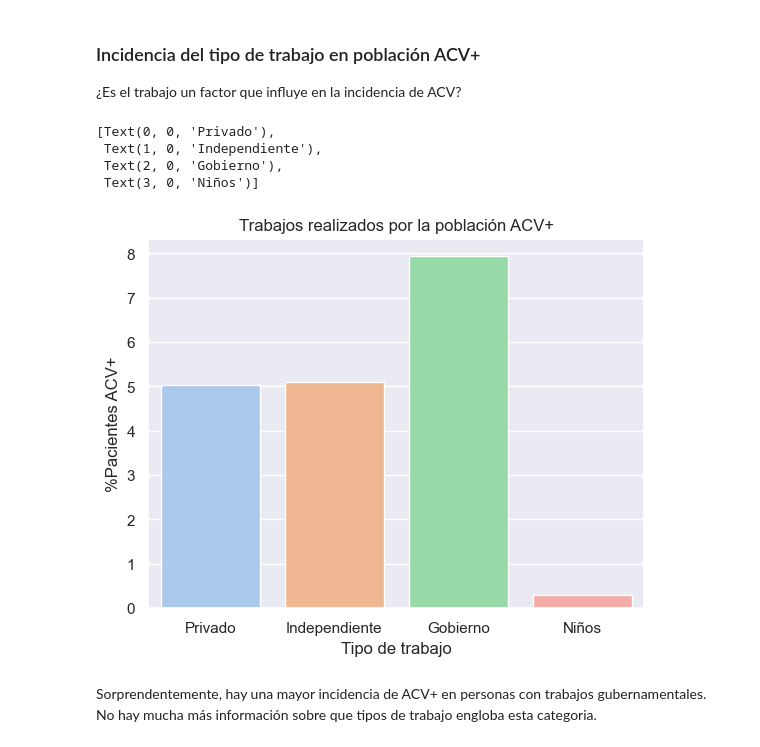
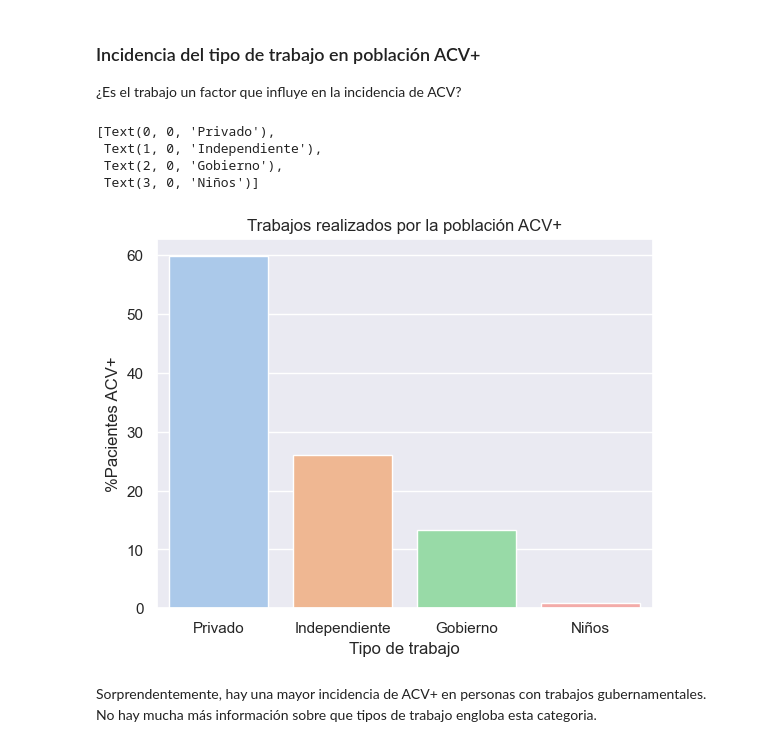
Before and after one commit to patricioneri/Stroke_analysis, a Jupyter notebook: Proyecto_Final Garcia.ipynb, the cells around one changed output. Drawn from its saved outputs; the diff is of its cells as text; code cells hidden in the pictures.

```diff
--- a/Proyecto_Final Garcia.ipynb
+++ b/Proyecto_Final Garcia.ipynb
@@ -127,22 +142,23 @@ stroked = df_stroke[df_stroke['stroke'] == 1]
 
 ¿Es el trabajo un factor que influye en la incidencia de ACV?
 # %%
-# Hago dataset provisorio eliminando la poblacion que nunca trabajo
-z = df_stroke.drop(df_stroke[df_stroke['work_type'] == 'Never_worked'].index)
+# Hago dataset de ACV+ provisorio eliminando la poblacion que nunca trabajó
+z = stroked.drop(stroked[stroked['work_type'] == 'Never_worked'].index)
 
+#Divido trabajo realizado sobre el total de población ACV+
 x = stroked['work_type'].unique()
-y = stroked['work_type'].value_counts()/z['work_type'].value_counts()*100
+y = (stroked['work_type'].value_counts()/z['work_type'].count())*100
 
 # Grafico porcentaje de ACV+ normalizado respecto al n total del estudio
 g = sns.barplot(x=x, y=y, palette='pastel')
 g.set(title='Trabajos realizados por la población ACV+', ylabel ='%Pacientes ACV+', xlabel='Tipo de trabajo')
 g.set_xticklabels(['Privado', 'Independiente', 'Gobierno', 'Niños'])
 # %% [output]
 [Text(0, 0, 'Privado'),
  Text(1, 0, 'Independiente'),
  Text(2, 0, 'Gobierno'),
  Text(3, 0, 'Niños')]
-[figure, old version]
+[figure, new version]
 # %% [markdown]
 Sorprendentemente, hay una mayor incidencia de ACV+ en personas con trabajos gubernamentales. No hay mucha más información sobre que tipos de trabajo engloba esta categoria.
 # %% [markdown]
```
Also changed, not shown: parts of 37 cells of this notebook.
